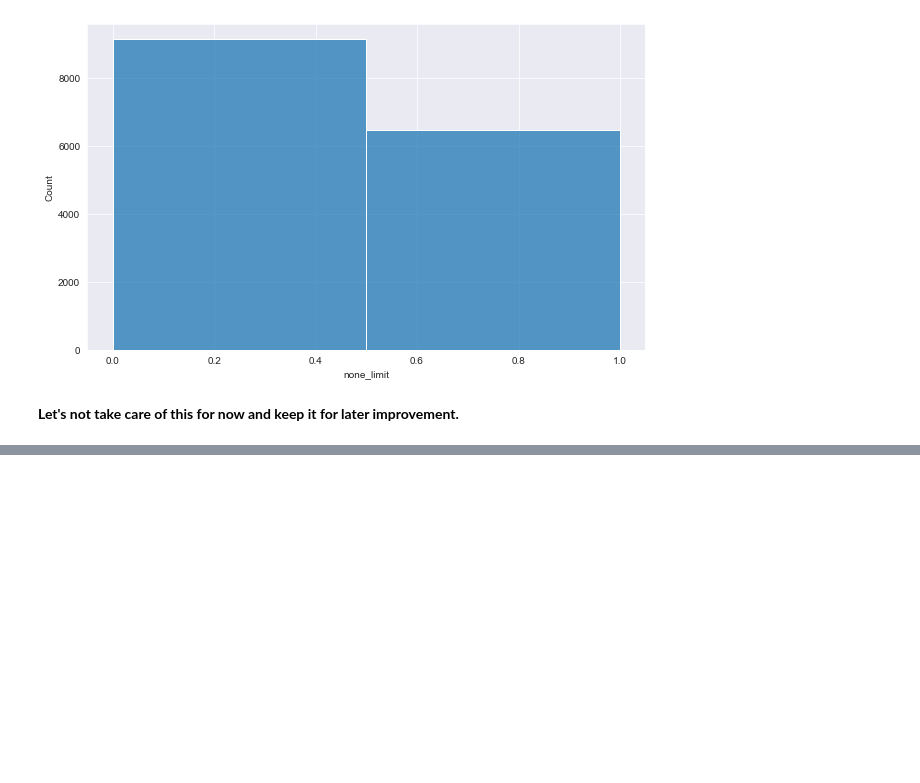
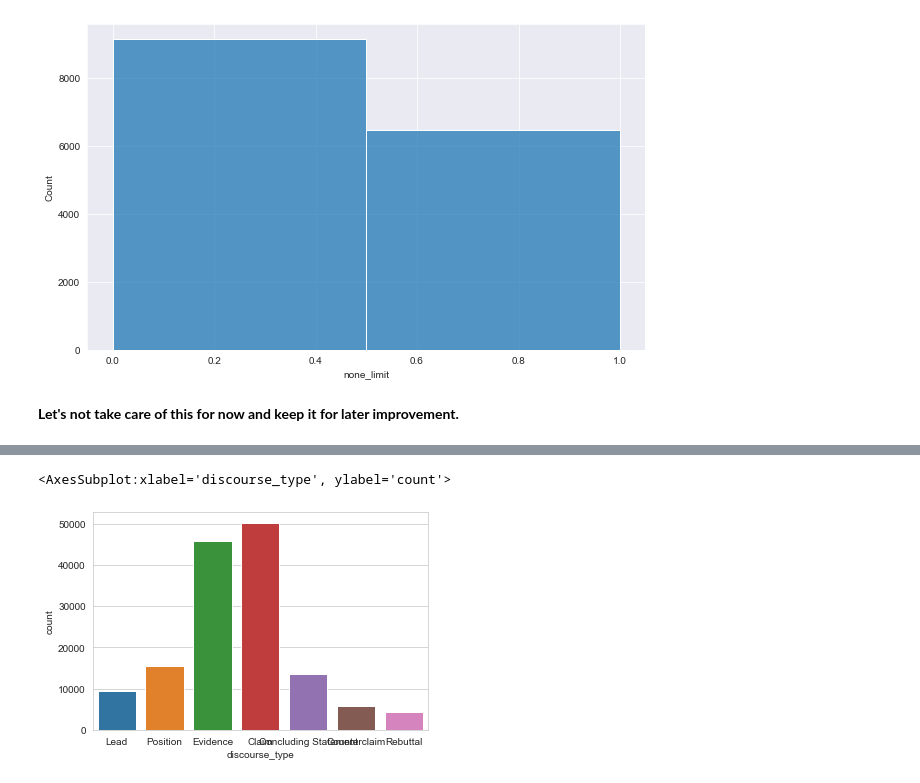
Before and after one commit to arthurcol/feedback_prize, a Jupyter notebook: notebooks/explorator.ipynb, the cells around one changed output, grey strips where cells are left out. Drawn from its saved outputs; the diff is of its cells as text; code cells hidden in the pictures; blank space fills up the shorter version.

```diff
--- a/notebooks/explorator.ipynb
+++ b/notebooks/explorator.ipynb
@@ -294,0 +304,5 @@ sns.histplot(df_none['none_limit'],bins=2);
+# %%
+sns.countplot(x=df['discourse_type'])
+# %% [output]
+<AxesSubplot:xlabel='discourse_type', ylabel='count'>
+[figure, added]
```
Also changed, not shown: parts of 4 cells of this notebook, 3 other files.
